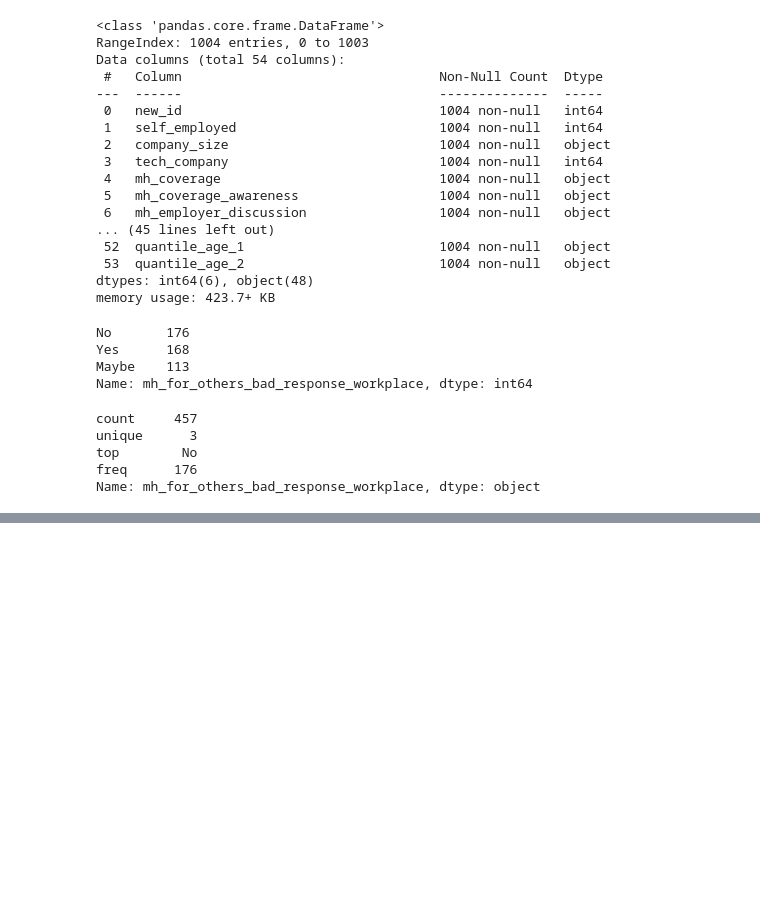
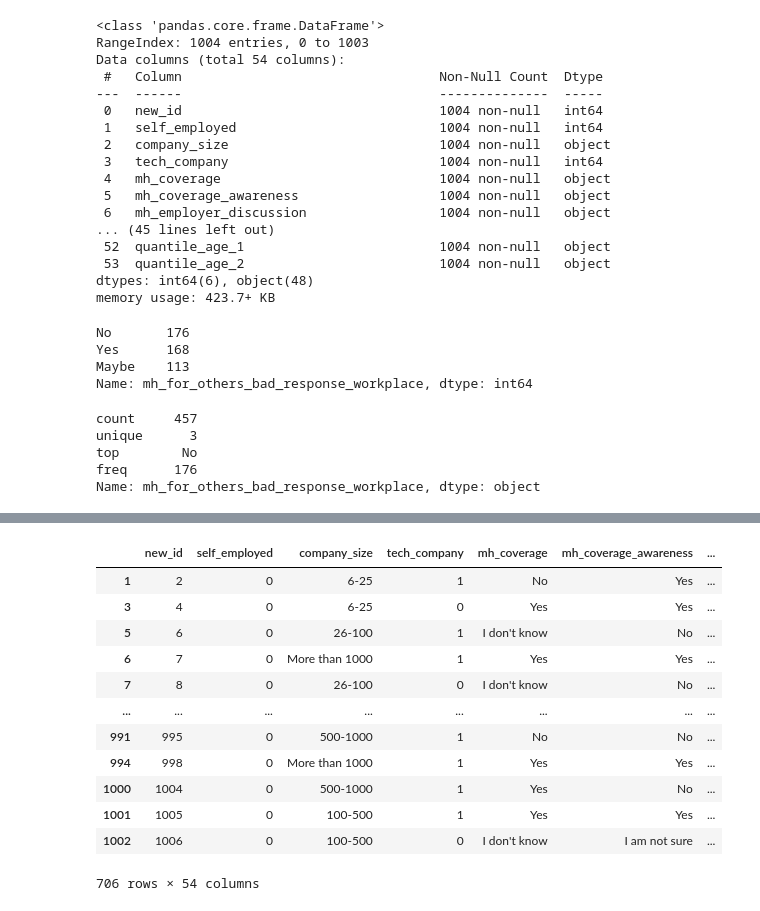
Before and after one commit to ArtTucker/mental_health_and_economics, a Jupyter notebook: practice_files/OSMI_MHIT_exploration.ipynb, the cells around one changed output, grey strips where cells are left out. Drawn from its saved outputs; the diff is of its cells as text; code cells hidden in the pictures; blank space fills up the shorter version.

```diff
--- a/practice_files/OSMI_MHIT_exploration.ipynb
+++ b/practice_files/OSMI_MHIT_exploration.ipynb
@@ -97,0 +134,18 @@ Name: yes_condition_dx, Length: 85, dtype: int64
+# %%
+# submissions for US-working and US-living reporters
+live_work_in_USA = OSMI_MHIT_cleaned.loc[(OSMI_MHIT_cleaned['country_live']=='United States of America') & (OSMI_MHIT_cleaned['country_work']=='United States of America')]
+live_work_in_USA
+# %% [output]
+|  | new_id | self_employed | company_size | tech_company | mh_coverage | mh_coverage_awareness | ... |
+| 1 | 2 | 0 | 6-25 | 1 | No | Yes | ... |
+| 3 | 4 | 0 | 6-25 | 0 | Yes | Yes | ... |
+| 5 | 6 | 0 | 26-100 | 1 | I don't know | No | ... |
+| 6 | 7 | 0 | More than 1000 | 1 | Yes | Yes | ... |
+| 7 | 8 | 0 | 26-100 | 0 | I don't know | No | ... |
+| ... | ... | ... | ... | ... | ... | ... | ... |
+| 991 | 995 | 0 | 500-1000 | 1 | No | No | ... |
+| 994 | 998 | 0 | More than 1000 | 1 | Yes | Yes | ... |
+| 1000 | 1004 | 0 | 500-1000 | 1 | Yes | No | ... |
+| 1001 | 1005 | 0 | 100-500 | 1 | Yes | Yes | ... |
+| 1002 | 1006 | 0 | 100-500 | 0 | I don't know | I am not sure | ... |
+706 rows × 54 columns
```
Also changed, not shown: parts of 17 cells of this notebook.
